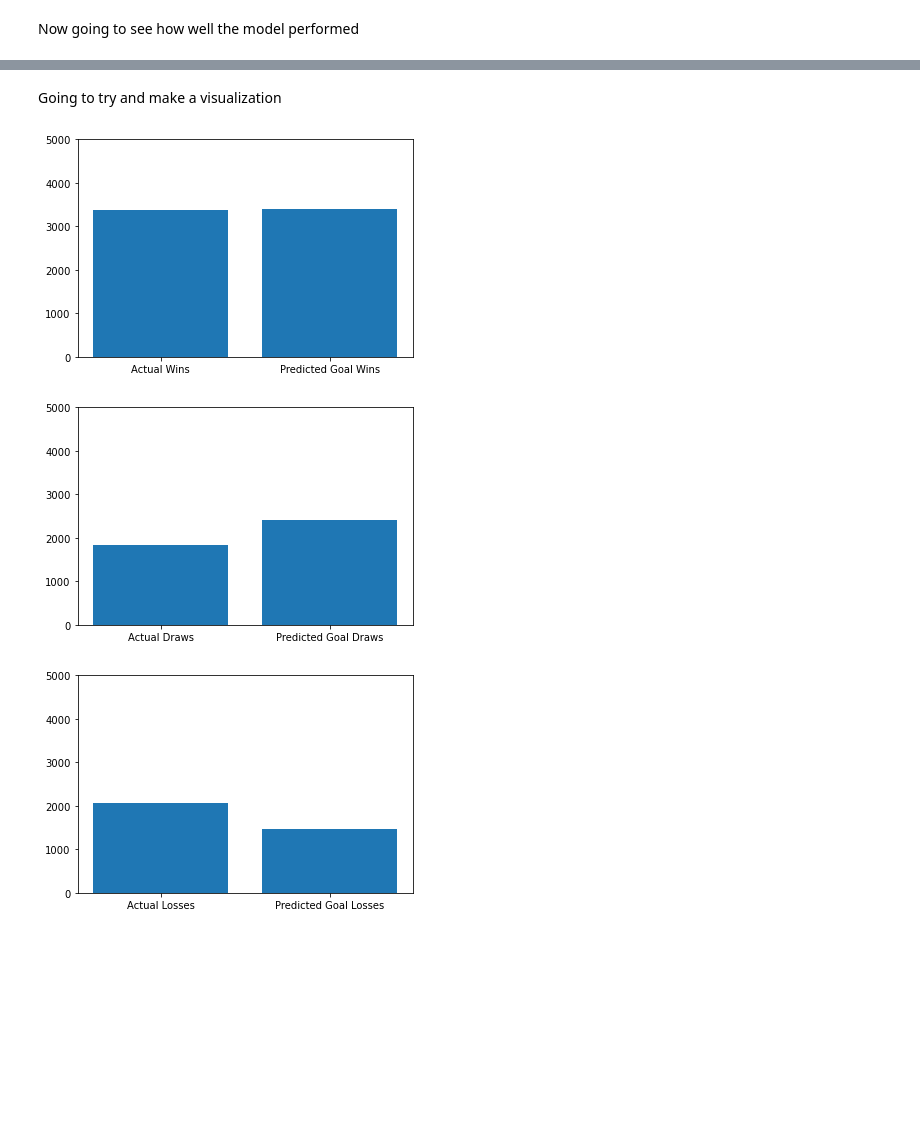
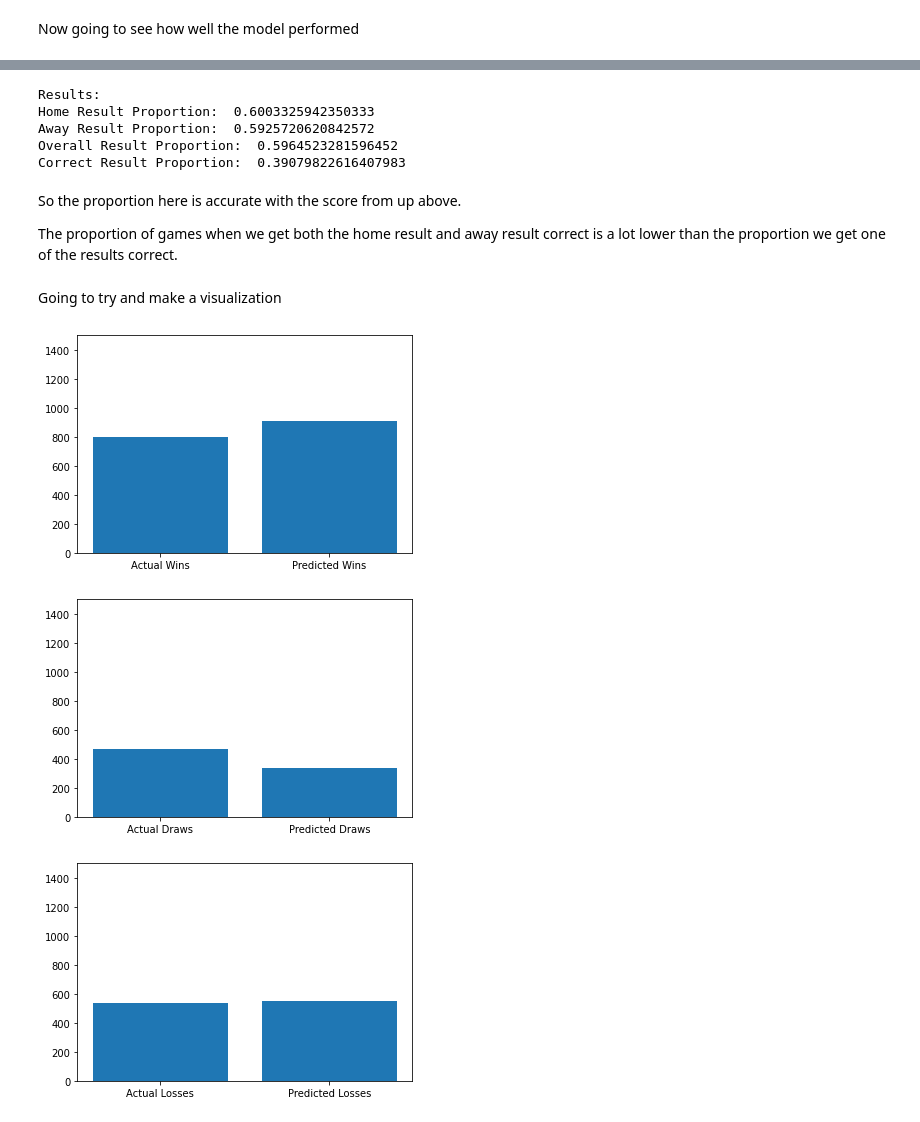
Before and after one commit to nmisasi/CS254-Final-Project, a Jupyter notebook: randomForest.ipynb, the cells around one changed output, grey strips where cells are left out. Drawn from its saved outputs; the diff is of its cells as text; code cells hidden in the pictures; blank space fills up the shorter version.

```diff
--- a/randomForest.ipynb
+++ b/randomForest.ipynb
@@ -121,6 +133,7 @@ dfBoth
 # %% [markdown]
 Now going to see how well the model performed
 # %%
+# This chunk was for when we were predicting goals scored by each team and not the result
 corHomeGoals = 0
 corAwayGoals = 0
 corResults = 0
@@ -129,21 +142,21 @@ totalDraws = 0
 
 for i in range(dfBoth.shape[0]):
     # Check if goals were predicted correctly
-    if(dfBoth['HomeResult'][i] == dfBoth['PredHomeResult'][i]):
+    if(dfBoth['HomeGoals'][i] == dfBoth['PredHomeGoals'][i]):
         corHomeGoals += 1
-    if(dfBoth['AwayResult'][i] == dfBoth['PredAwayResult'][i]):
+    if(dfBoth['AwayGoals'][i] == dfBoth['PredAwayGoals'][i]):
         corAwayGoals += 1
 
     # Check results with predicted goal values
-    if((dfBoth['HomeResult'][i] == dfBoth['AwayResult'][i]) & (dfBoth['PredHomeResult'][i] == dfBoth['PredAwayResult'][i])):
+    if((dfBoth['HomeGoals'][i] == dfBoth['AwayGoals'][i]) & (dfBoth['PredHomeGoals'][i] == dfBoth['PredAwayGoals'][i])):
         corResults += 1
-    if((dfBoth['HomeResult'][i] < dfBoth['AwayResult'][i]) & (dfBoth['PredHomeResult'][i] < dfBoth['PredAwayResult'][i])):
+    if((dfBoth['HomeGoals'][i] < dfBoth['AwayGoals'][i]) & (dfBoth['PredHomeGoals'][i] < dfBoth['PredAwayGoals'][i])):
         corResults += 1
-    if((dfBoth['HomeResult'][i] > dfBoth['AwayResult'][i]) & (dfBoth['PredHomeResult'][i] > dfBoth['PredAwayResult'][i])):
+    if((dfBoth['HomeGoals'][i] > dfBoth['AwayGoals'][i]) & (dfBoth['PredHomeGoals'][i] > dfBoth['PredAwayGoals'][i])):
         corResults += 1
 
     # Get total Draws
-    if(dfBoth['HomeResult'][i] == dfBoth['AwayResult'][i]):
+    if(dfBoth['HomeGoals'][i] == dfBoth['AwayGoals'][i]):
         totalDraws += 1
 # %%
 print(corHomeGoals)
@@ -167,0 +181,16 @@ Correct Result Proportion:  0.6779339756752488
+# %%
+corHomeResult = 0
+corAwayResult = 0
+corResults = 0
+
+for i in range(dfBoth.shape[0]):
+    # Check if Home Result was predicted correctly
+    if(dfBoth['HomeResult'][i] == dfBoth['PredHomeResult'][i]):
+        corHomeResult += 1
+    # Check if Away Result was predicted correctly
+    if(dfBoth['AwayResult'][i] == dfBoth['PredAwayResult'][i]):
+        corAwayResult += 1
+
+    # Check if Overall game result was predicted correctly
+    if((dfBoth['HomeResult'][i] == dfBoth['PredHomeResult'][i]) & (dfBoth['AwayResult'][i] == dfBoth['PredAwayResult'][i])):
+        corResults += 1
@@ -168,3 +205,19 @@ Correct Result Proportion:  0.6779339756752488
+# %%
+print("Results: ")
+print("Home Result Proportion: " , corHomeResult / dfBoth.shape[0])
+print("Away Result Proportion: " , corAwayResult / dfBoth.shape[0])
+print("Overall Result Proportion: " , (corHomeResult + corAwayResult) / (2 * dfBoth.shape[0]))
+print("Correct Result Proportion: " , corResults / dfBoth.shape[0])
+# %% [output]
+Results:
+Home Result Proportion:  0.6003325942350333
+Away Result Proportion:  0.5925720620842572
+Overall Result Proportion:  0.5964523281596452
+Correct Result Proportion:  0.39079822616407983
+# %% [markdown]
+So the proportion here is accurate with the score from up above.
+
+The proportion of games when we get both the home result and away result correct is a lot lower than the proportion we get one of the results correct.
 # %% [markdown]
 Going to try and make a visualization
 # %%
@@ -179,46 +232,46 @@ predLosses = 0
 
 for i in range(dfBoth.shape[0]):
     # Get totals for actual results
-    if(dfBoth['HomeGoals'][i] < dfBoth['AwayGoals'][i]):
+    if(dfBoth['HomeResult'][i] == 0):
         actualLosses += 1
-    if(dfBoth['HomeGoals'][i] == dfBoth['AwayGoals'][i]):
+    if(dfBoth['HomeResult'][i] == 1):
         actualDraws += 1
-    if(dfBoth['HomeGoals'][i] > dfBoth['AwayGoals'][i]):
+    if(dfBoth['HomeResult'][i] == 2):
         actualWins += 1
 
     # Get totals for predicted results
-    if(dfBoth['PredHomeGoals'][i] < dfBoth['PredAwayGoals'][i]):
+    if(dfBoth['PredHomeResult'][i] == 0):
         predLosses += 1
-    if(dfBoth['PredHomeGoals'][i] == dfBoth['PredAwayGoals'][i]):
+    if(dfBoth['PredHomeResult'][i] == 1):
         predDraws += 1
-    if(dfBoth['PredHomeGoals'][i] > dfBoth['PredAwayGoals'][i]):
+    if(dfBoth['PredHomeResult'][i] == 2):
         predWins += 1
 # %%
 import matplotlib.pyplot as plt
 # %%
-x = np.array(['Actual Wins', 'Predicted Goal Wins'])
+x = np.array(['Actual Wins', 'Predicted Wins'])
 y = np.array([actualWins, predWins])
 
 plt.bar(x, y)
-plt.ylim([0,5000])
+plt.ylim([0,1500])
 plt.show()
 # %% [output]
-[figure, old version]
+[figure, new version]
 # %%
-x = np.array(['Actual Draws', 'Predicted Goal Draws'])
+x = np.array(['Actual Draws', 'Predicted Draws'])
 y = np.array([actualDraws, predDraws])
 
 plt.bar(x, y)
-plt.ylim([0,5000])
+plt.ylim([0,1500])
 plt.show()
 # %% [output]
-[figure, old version]
+[figure, new version]
 # %%
-x = np.array(['Actual Losses', 'Predicted Goal Losses'])
+x = np.array(['Actual Losses', 'Predicted Losses'])
 y = np.array([actualLosses, predLosses])
 
 plt.bar(x, y)
-plt.ylim([0,5000])
+plt.ylim([0,1500])
 plt.show()
 # %% [output]
-[figure, old version]
+[figure, new version]
```
Also changed, not shown: parts of 16 cells of this notebook.
